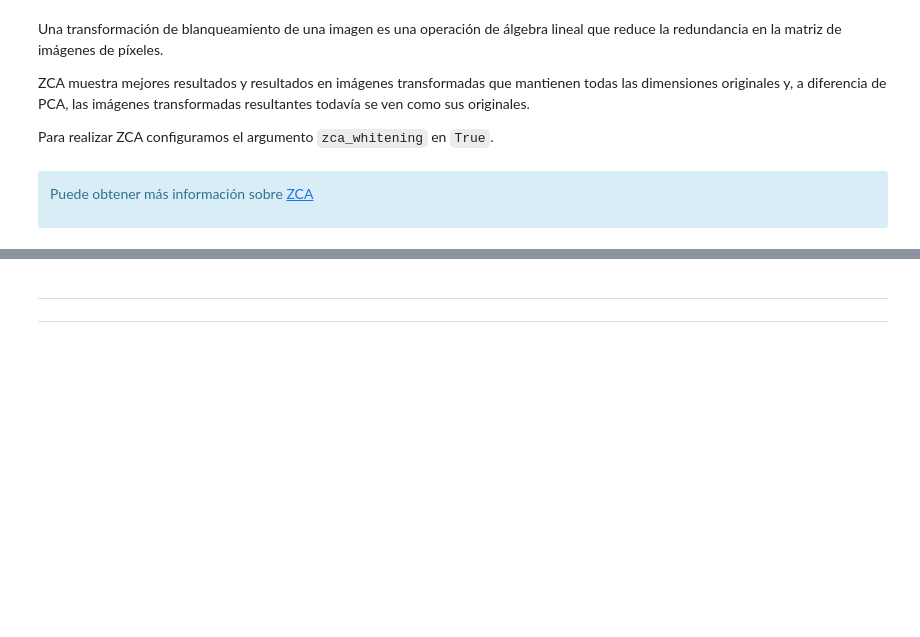
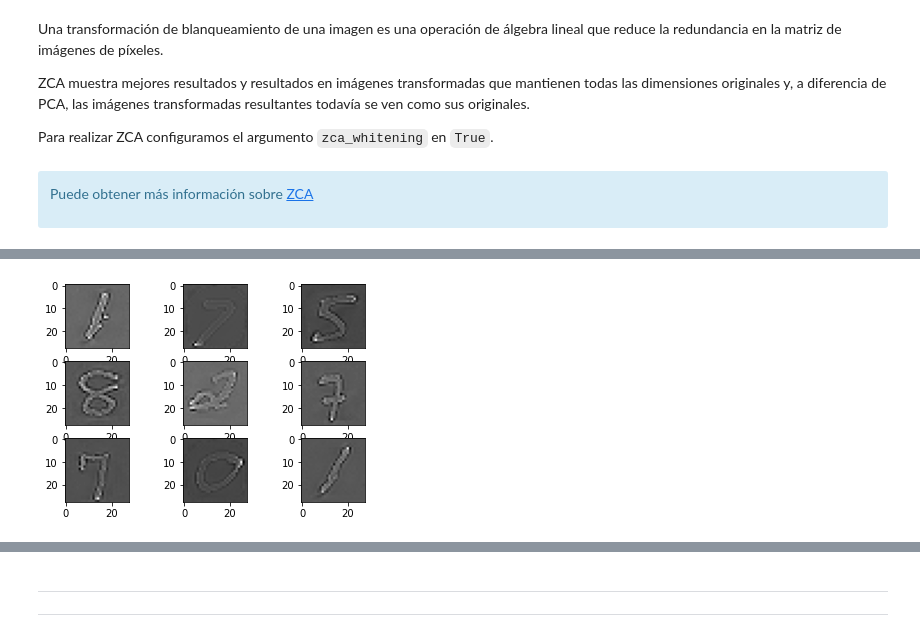
Before and after one commit to FMunyoz/colab, a Jupyter notebook: 3. Data Augmentation.ipynb, the cells around one changed output, grey strips where cells are left out. Cells and saved outputs as stored; diff of their text form; code cells hidden in the pictures; blank space fills up the shorter version.

```diff
--- a/3. Data Augmentation.ipynb
+++ b/3. Data Augmentation.ipynb
@@ -187,0 +178,15 @@ Puede obtener más información sobre [ZCA](http://www.cs.toronto.edu/~kriz/lear
+# %%
+# define data preparation
+datagen = ImageDataGenerator(zca_whitening = True)
+
+# fit parameters from data
+datagen.fit(X_train)
+# configure batch size and retrieve one batch of images
+for X_batch, y_batch in datagen.flow(X_train, y_train, batch_size=9):
+  for i in range(0,9):
+    plt.subplot(330+1+i)
+    plt.imshow(X_batch[i].reshape(28,28), cmap=plt.get_cmap('gray'))
+  plt.show()
+  break
+# %% [output]
+[figure, added]
```
Also changed, not shown: parts of 3 cells of this notebook.
